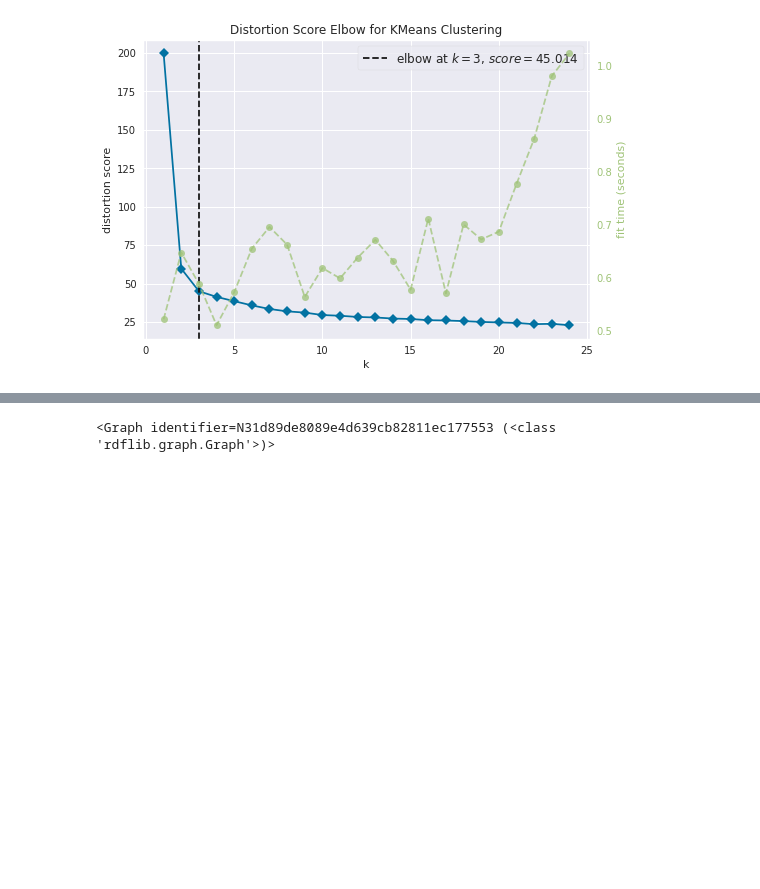
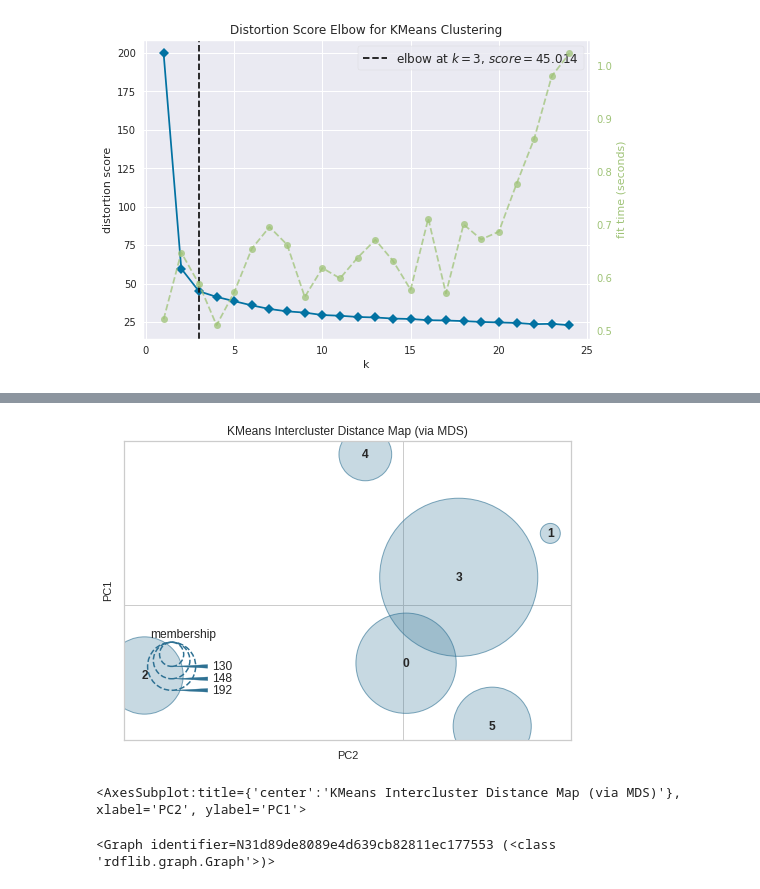
Before and after one commit to SDM-TIB/Demo_Link_Prediction, a Jupyter notebook: results_I4.0/Demo_Link_Prediction.ipynb, the cells around one changed output, grey strips where cells are left out. Drawn from its saved outputs; the diff is of its cells as text; code cells hidden in the pictures; blank space fills up the shorter version.

```diff
--- a/Demo_Link_Prediction.ipynb
+++ b/results_I4.0/Demo_Link_Prediction.ipynb
@@ -397,3 +413,19 @@ Auxiliary.plot_cluster(num_cls_b, df_predicted_entities_b)
+# %%
+from sklearn.cluster import KMeans
+from sklearn.datasets import make_blobs
+
+from yellowbrick.cluster import InterclusterDistance
+
+
+# Instantiate the clustering model and visualizer
+model = KMeans(num_cls)
+visualizer = InterclusterDistance(model)
+
+visualizer.fit(df_predicted_entities.iloc[:, :-2])        # Fit the data to the visualizer
+visualizer.show()        # Finalize and render the figure
+# %% [output]
+[figure, added]
+<AxesSubplot:title={'center':'KMeans Intercluster Distance Map (via MDS)'}, xlabel='PC2', ylabel='PC1'>
 # %%
 from rdflib import Graph
 # %%
```
Also changed, not shown: parts of 8 cells of this notebook, 1 other file.
